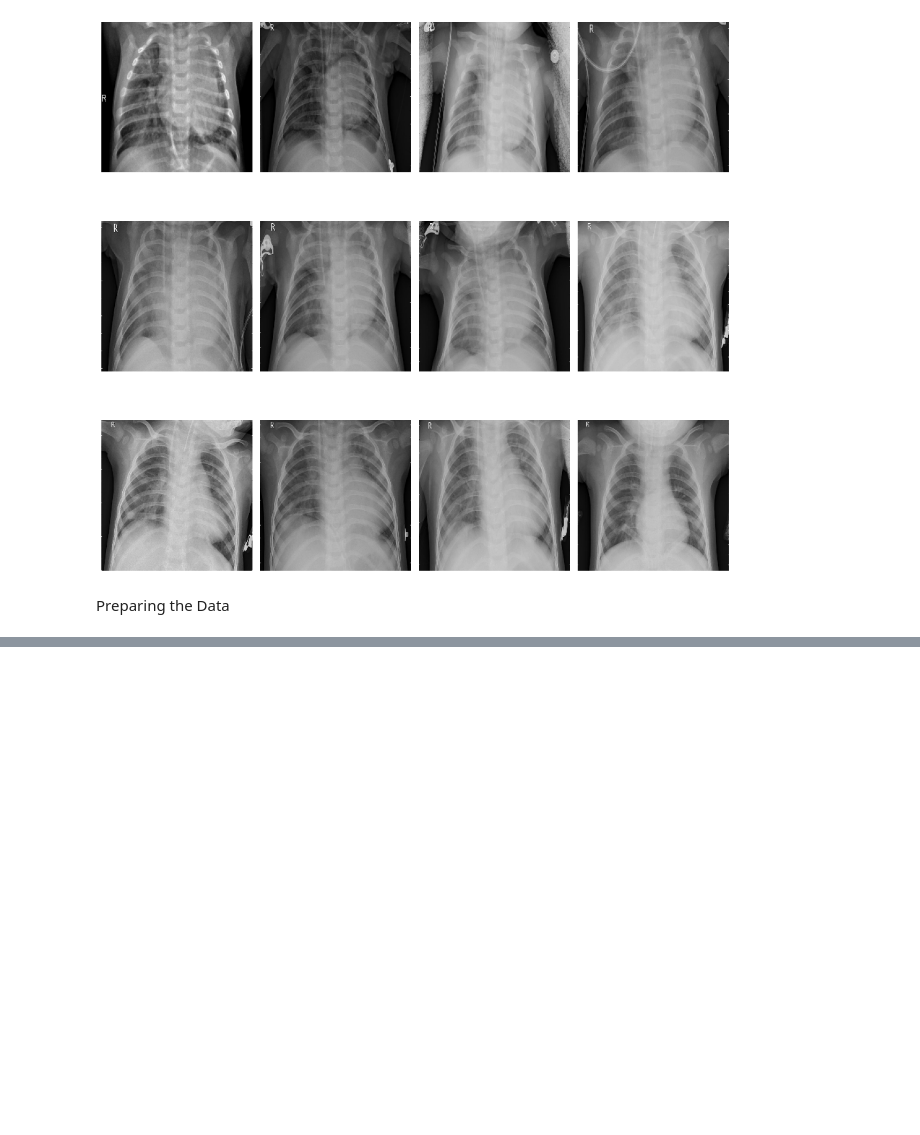
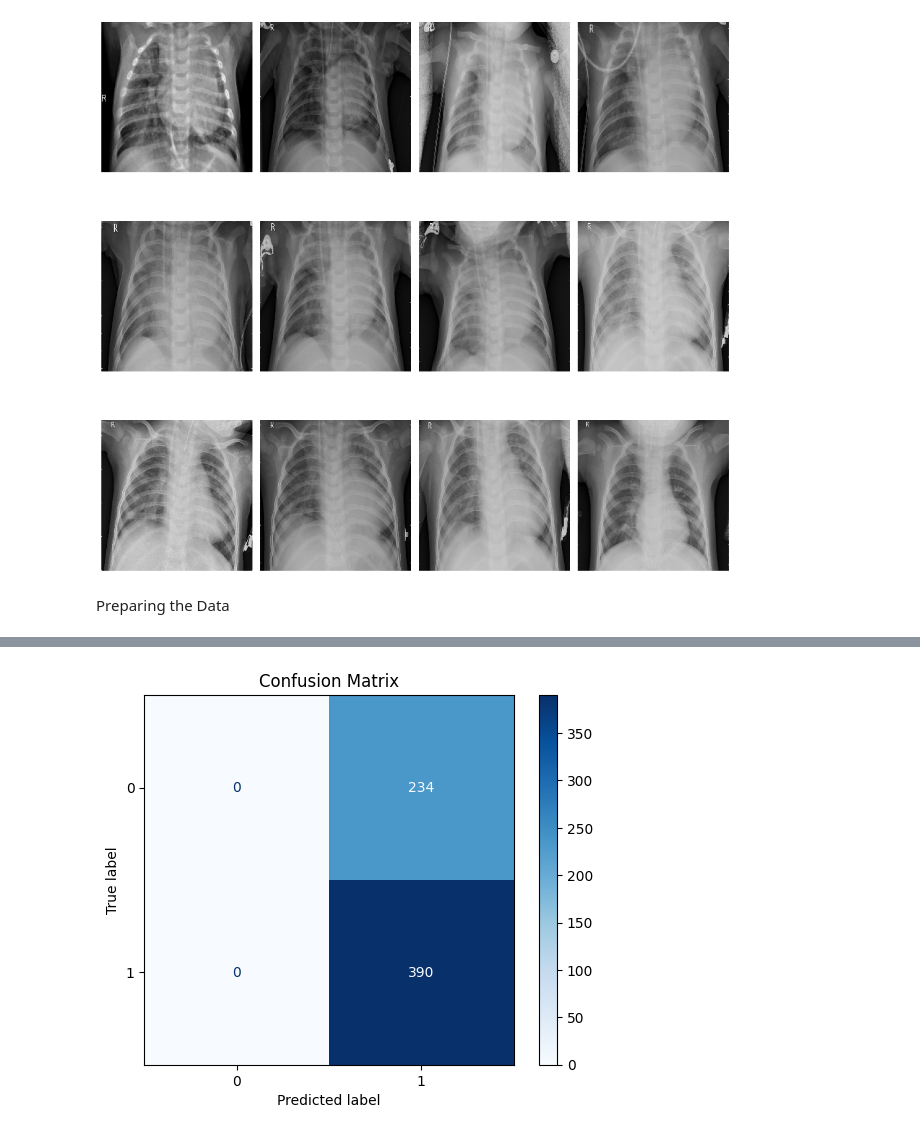
Before and after one commit to Dnsflr/PneumoniaDetectionCNN, a Jupyter notebook: CNNDetection.ipynb, the cells around one changed output, grey strips where cells are left out. Drawn from its saved outputs; the diff is of its cells as text; code cells hidden in the pictures; blank space fills up the shorter version.

```diff
--- a/CNNDetection.ipynb
+++ b/CNNDetection.ipynb
@@ -238,0 +449,2 @@ Preparing the Data
+# %%
+model = keras.models.load_model('model_cnn_full.keras')
@@ -238,0 +453,5 @@ Preparing the Data
+# %%
+feature_extractor = keras.Model(
+    inputs=model.input,
+    outputs=model.get_layer(index=-2).output  # czyli Dense(64)
+)
@@ -238,0 +462,9 @@ Preparing the Data
+# %%
+from sklearn.linear_model import LogisticRegression
+
+
+train_features = feature_extractor.predict(ds_train)
+train_labels = train_df['class'].values
+
+clf = LogisticRegression(max_iter=1000)
+clf.fit(train_features, train_labels)
@@ -238,0 +476,8 @@ Preparing the Data
+# %%
+from sklearn.metrics import classification_report
+test_features = feature_extractor.predict(ds_test)
+test_labels = df_test['class'].values
+
+preds = clf.predict(test_features)
+
+print(classification_report(test_labels, preds))
@@ -238,0 +494,11 @@ Preparing the Data
+# %%
+from sklearn.metrics import ConfusionMatrixDisplay, confusion_matrix
+
+
+conf_matrix = confusion_matrix(test_labels, preds)
+disp = ConfusionMatrixDisplay(confusion_matrix=conf_matrix)
+disp.plot(cmap='Blues')
+plt.title('Confusion Matrix')
+plt.show()
+# %% [output]
+[figure, added]
```
Also changed, not shown: parts of 26 cells of this notebook, 1 other file.
